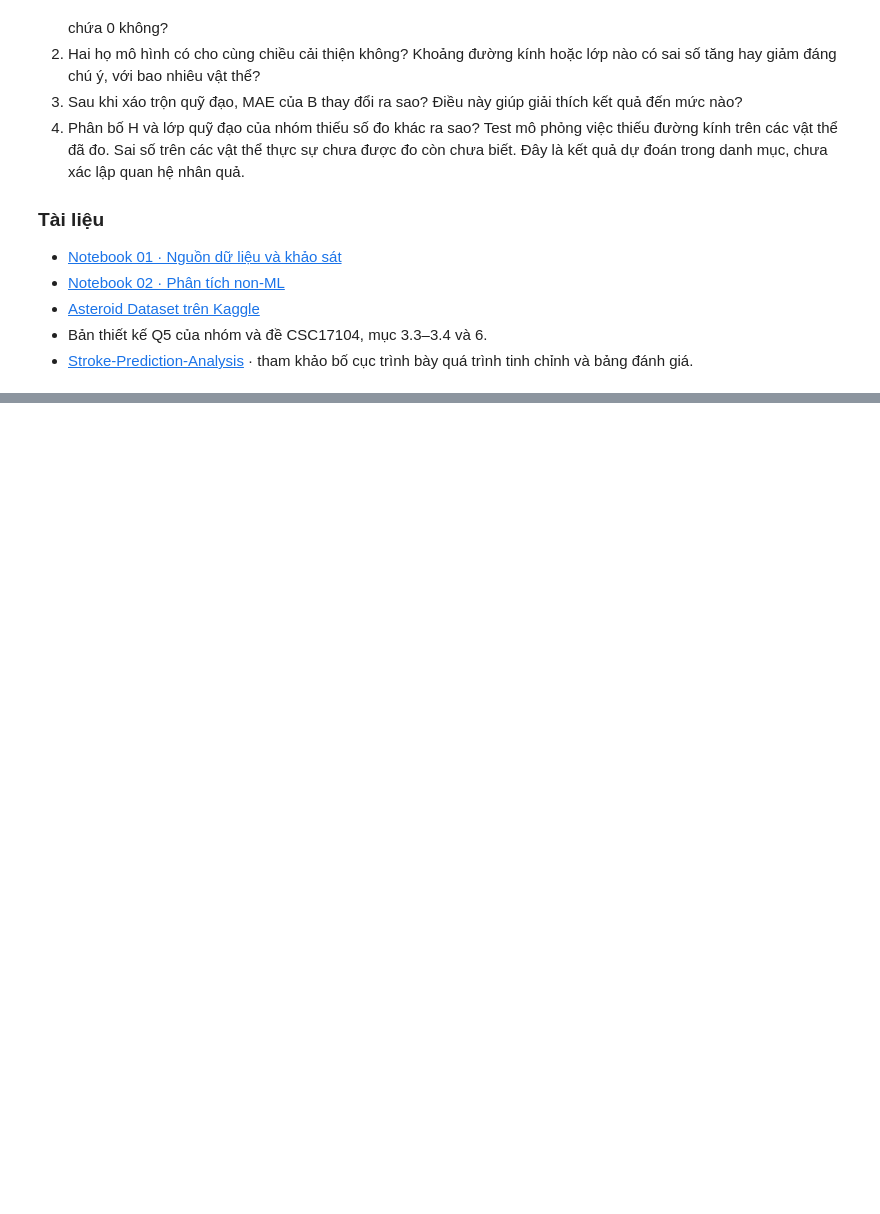
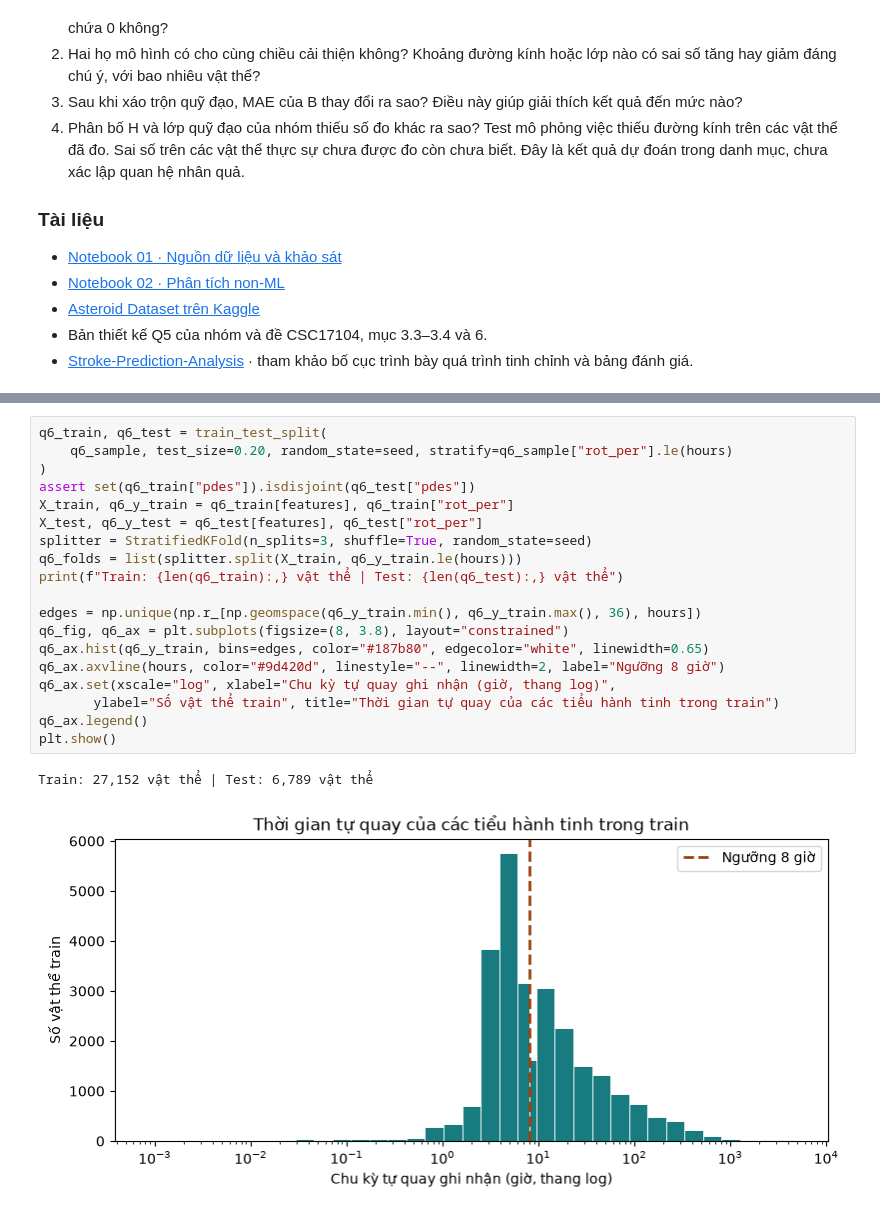
Before and after one commit to hohuunghiem/Programming-for-Data-Science, a Jupyter notebook: notebooks/03_ml_question.ipynb, the cells around one changed output, grey strips where cells are left out. Drawn from its saved outputs; the diff is of its cells as text; blank space fills up the shorter version.

Commit message:
Bổ sung Q6 về chu kỳ tự quay vào Notebook 03

```diff
--- a/notebooks/03_ml_question.ipynb
+++ b/notebooks/03_ml_question.ipynb
@@ -544,0 +645,22 @@ display(scores.loc[[main_family]].round(4))
+# %%
+q6_train, q6_test = train_test_split(
+    q6_sample, test_size=0.20, random_state=seed, stratify=q6_sample["rot_per"].le(hours)
+)
+assert set(q6_train["pdes"]).isdisjoint(q6_test["pdes"])
+X_train, q6_y_train = q6_train[features], q6_train["rot_per"]
+X_test, q6_y_test = q6_test[features], q6_test["rot_per"]
+splitter = StratifiedKFold(n_splits=3, shuffle=True, random_state=seed)
+q6_folds = list(splitter.split(X_train, q6_y_train.le(hours)))
+print(f"Train: {len(q6_train):,} vật thể | Test: {len(q6_test):,} vật thể")
+
+edges = np.unique(np.r_[np.geomspace(q6_y_train.min(), q6_y_train.max(), 36), hours])
+q6_fig, q6_ax = plt.subplots(figsize=(8, 3.8), layout="constrained")
+q6_ax.hist(q6_y_train, bins=edges, color="#187b80", edgecolor="white", linewidth=0.65)
+q6_ax.axvline(hours, color="#9d420d", linestyle="--", linewidth=2, label="Ngưỡng 8 giờ")
+q6_ax.set(xscale="log", xlabel="Chu kỳ tự quay ghi nhận (giờ, thang log)",
+       ylabel="Số vật thể train", title="Thời gian tự quay của các tiểu hành tinh trong train")
+q6_ax.legend()
+plt.show()
+# %% [output]
+Train: 27,152 vật thể | Test: 6,789 vật thể
+[figure, added]
```
Also changed, not shown: parts of 15 cells of this notebook, 4 other files.
